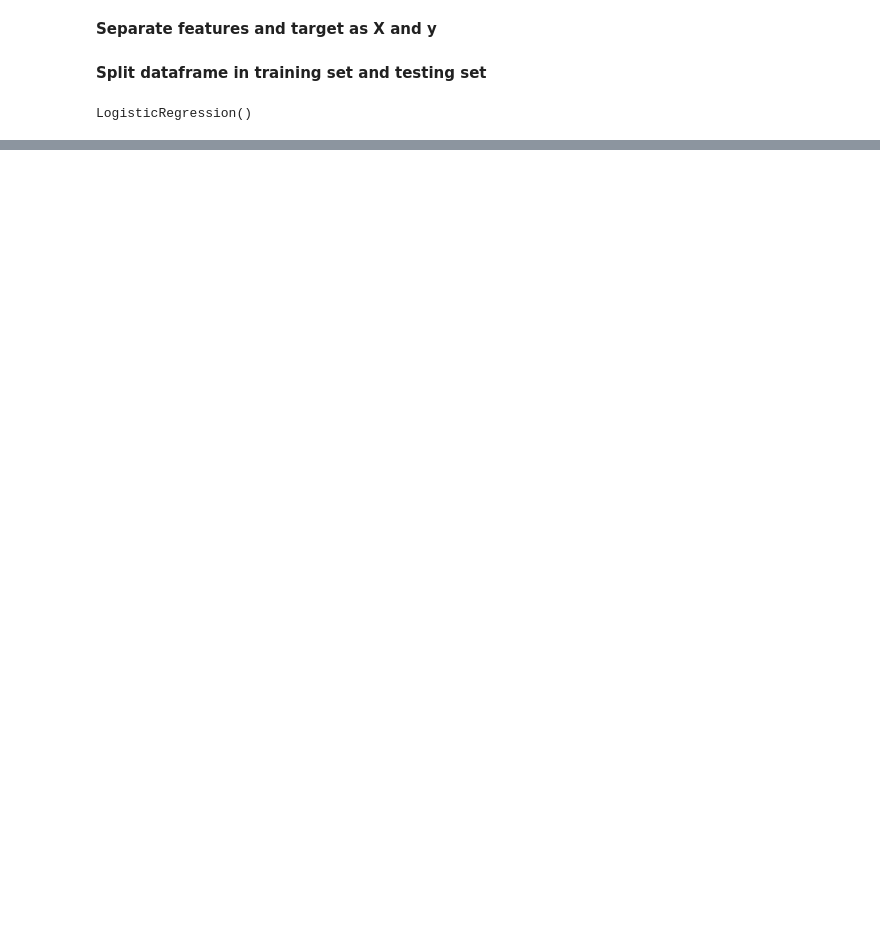
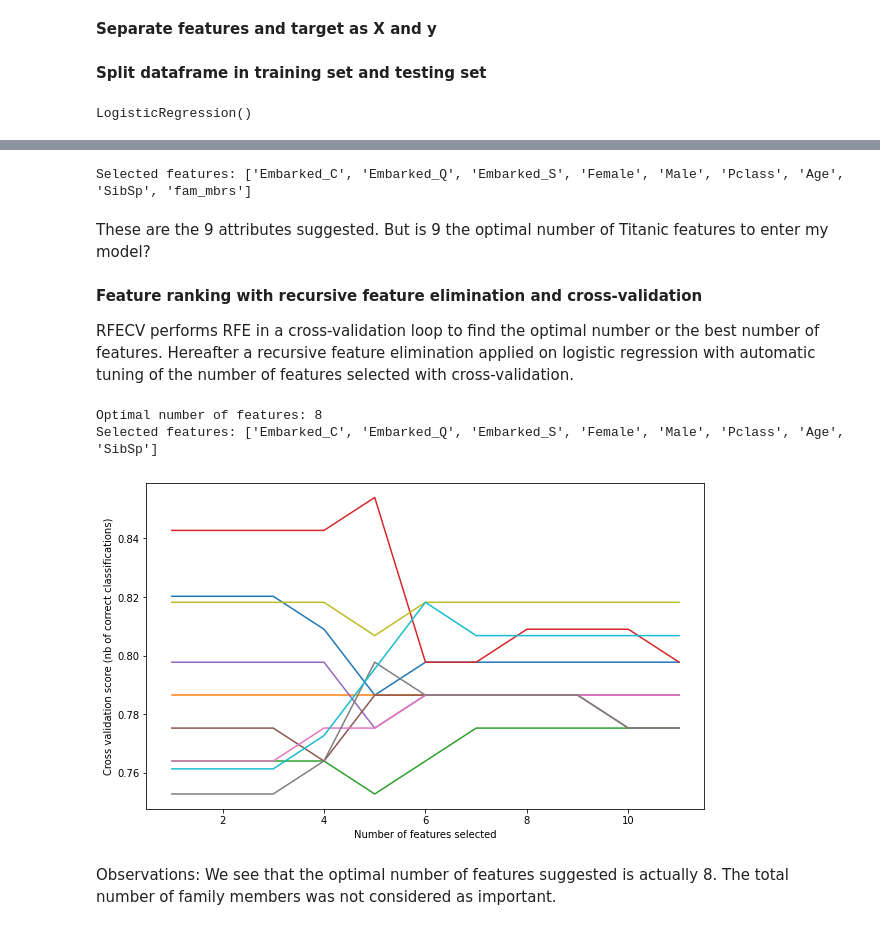
Before and after one commit to 4GeeksAcademy/machine-learning-content, a Jupyter notebook: 06-12d-ml_algos/logistic-regression.ipynb, the cells around one changed output, grey strips where cells are left out. Drawn from its saved outputs; the diff is of its cells as text; code cells hidden in the pictures; blank space fills up the shorter version.

```diff
--- a/06-12d-ml_algos/logistic-regression.ipynb
+++ b/06-12d-ml_algos/logistic-regression.ipynb
@@ -96,0 +318,42 @@ optimized_model.coef_
+# %%
+from sklearn.feature_selection import RFE
+
+# create the RFE model and select 9 attributes
+rfe = RFE(model, n_features_to_select=9)
+rfe = rfe.fit(X, y)
+
+# summarize the selection of the attributes
+print('Selected features: %s' % list(X.columns[rfe.support_]))
+# %% [output]
+Selected features: ['Embarked_C', 'Embarked_Q', 'Embarked_S', 'Female', 'Male', 'Pclass', 'Age', 'SibSp', 'fam_mbrs']
+# %% [markdown]
+These are the 9 attributes suggested. But is 9 the optimal number of Titanic features to enter my model?
+# %% [markdown]
+**Feature ranking with recursive feature elimination and cross-validation**
+
+RFECV performs RFE in a cross-validation loop to find the optimal number or the best number of features. Hereafter a recursive feature elimination applied on logistic regression with automatic tuning of the number of features selected with cross-validation.
+# %%
+from sklearn.feature_selection import RFECV
+
+# Create the RFE object and compute a cross-validated score.
+# The "accuracy" scoring is proportional to the number of correct classifications
+
+rfecv = RFECV(estimator=LogisticRegression(), step=1, cv=10, scoring='accuracy')
+rfecv.fit(X, y)
+
+print("Optimal number of features: %d" % rfecv.n_features_)
+print('Selected features: %s' % list(X.columns[rfecv.support_]))
+
+# Plot number of features VS. cross-validation scores
+
+plt.figure(figsize=(10,6))
+plt.xlabel("Number of features selected")
+plt.ylabel("Cross validation score (nb of correct classifications)")
+plt.plot(range(1, len(rfecv.grid_scores_) + 1), rfecv.grid_scores_)
+plt.show()
+# %% [output]
+Optimal number of features: 8
+Selected features: ['Embarked_C', 'Embarked_Q', 'Embarked_S', 'Female', 'Male', 'Pclass', 'Age', 'SibSp']
+[figure, added]
+# %% [markdown]
+Observations: We see that the optimal number of features suggested is actually 8. The total number of family members was not considered as important.
```
Also changed, not shown: parts of 33 cells of this notebook, 4 other files.
